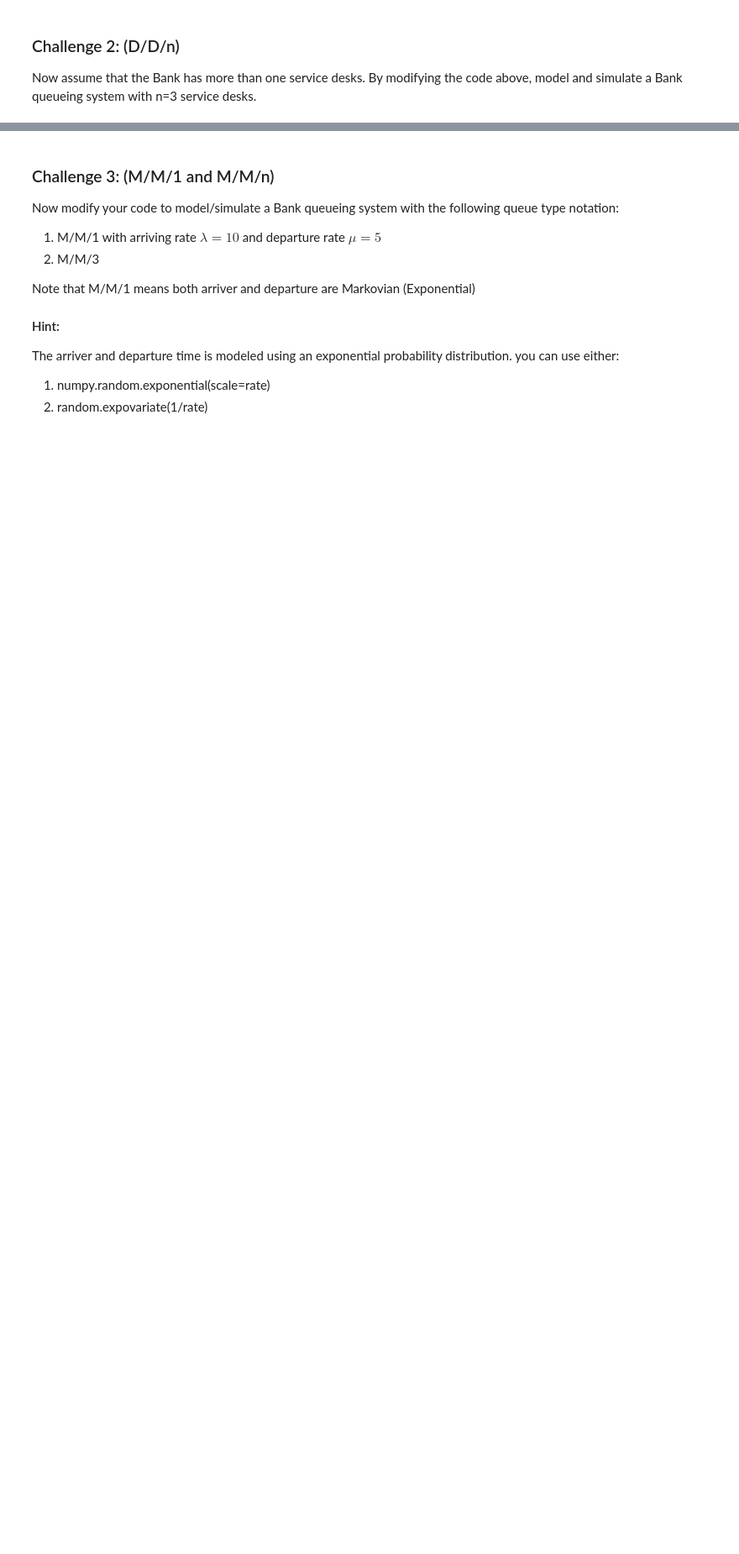
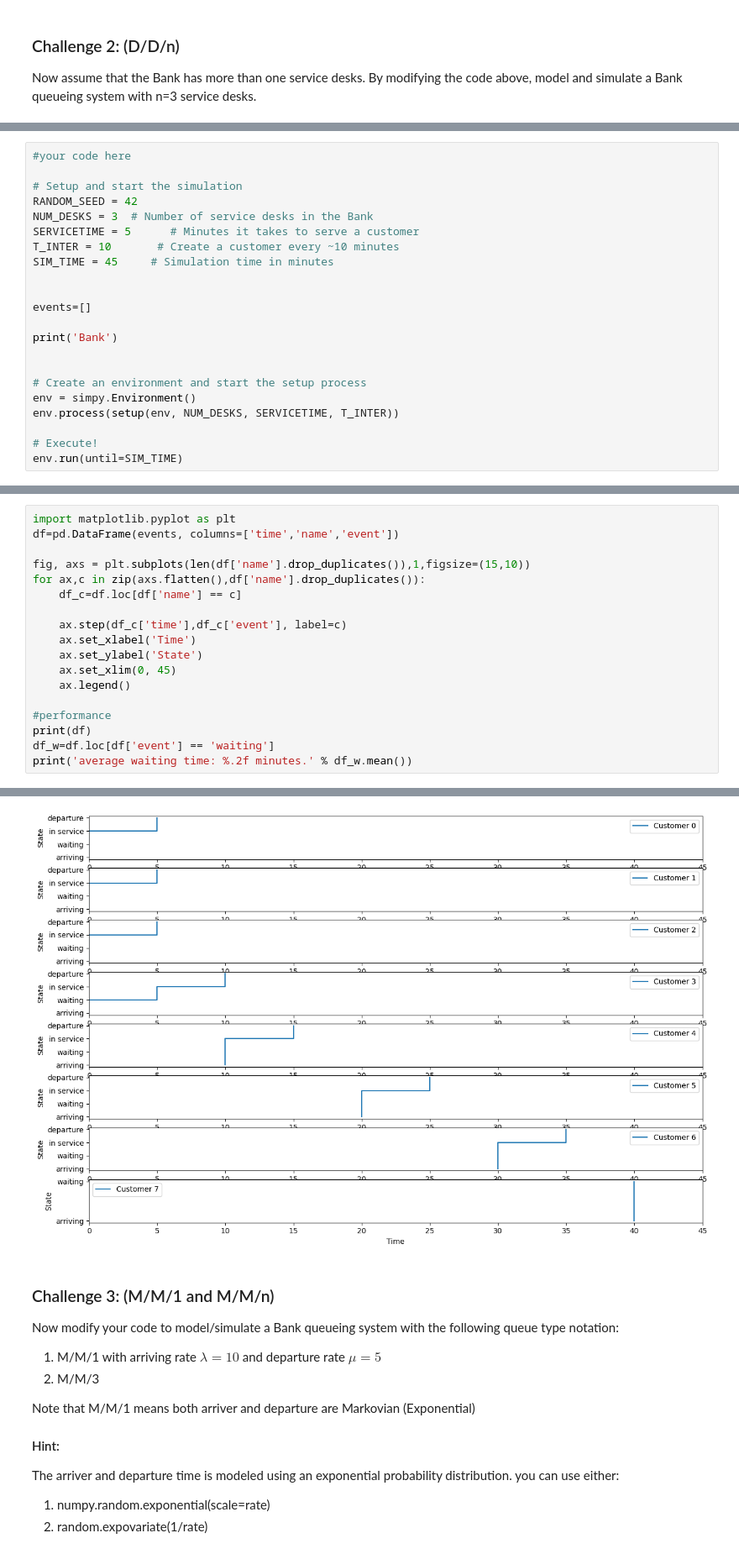
Before and after one commit to amaliahm/modeling_and_simulation_labs, a Jupyter notebook: ModSim_Lab7/ModSim_Lab7.ipynb, the cells around one changed output, grey strips where cells are left out. Shown: that part at 84% size. Drawn from its saved outputs; the diff is of its cells as text; blank space fills up the shorter version.

```diff
--- a/ModSim_Lab7/ModSim_Lab7.ipynb
+++ b/ModSim_Lab7/ModSim_Lab7.ipynb
@@ -263,0 +332,22 @@ Now assume that the Bank has more than one service desks. By modifying the code
+# %%
+#your code here
+
+# Setup and start the simulation
+RANDOM_SEED = 42
+NUM_DESKS = 3  # Number of service desks in the Bank
+SERVICETIME = 5      # Minutes it takes to serve a customer
+T_INTER = 10       # Create a customer every ~10 minutes
+SIM_TIME = 45     # Simulation time in minutes
+
+
+events=[]
+
+print('Bank')
+
+
+# Create an environment and start the setup process
+env = simpy.Environment()
+env.process(setup(env, NUM_DESKS, SERVICETIME, T_INTER))
+
+# Execute!
+env.run(until=SIM_TIME)
@@ -263,0 +372,19 @@ Now assume that the Bank has more than one service desks. By modifying the code
+# %%
+import matplotlib.pyplot as plt
+df=pd.DataFrame(events, columns=['time','name','event'])
+
+fig, axs = plt.subplots(len(df['name'].drop_duplicates()),1,figsize=(15,10))
+for ax,c in zip(axs.flatten(),df['name'].drop_duplicates()):
+    df_c=df.loc[df['name'] == c]
+
+    ax.step(df_c['time'],df_c['event'], label=c)
+    ax.set_xlabel('Time')
+    ax.set_ylabel('State')
+    ax.set_xlim(0, 45)
+    ax.legend()
+
+#performance
+print(df)
+df_w=df.loc[df['event'] == 'waiting']
+print('average waiting time: %.2f minutes.' % df_w.mean())
+# %% [output]
@@ -264,3 +410,4 @@ Now assume that the Bank has more than one service desks. By modifying the code
+[figure, added]
 # %% [markdown]
 ### Challenge 3: (M/M/1 and M/M/n)
 Now modify your code to model/simulate a Bank queueing system with the following queue type notation:
```
Also changed, not shown: parts of 13 cells of this notebook.
